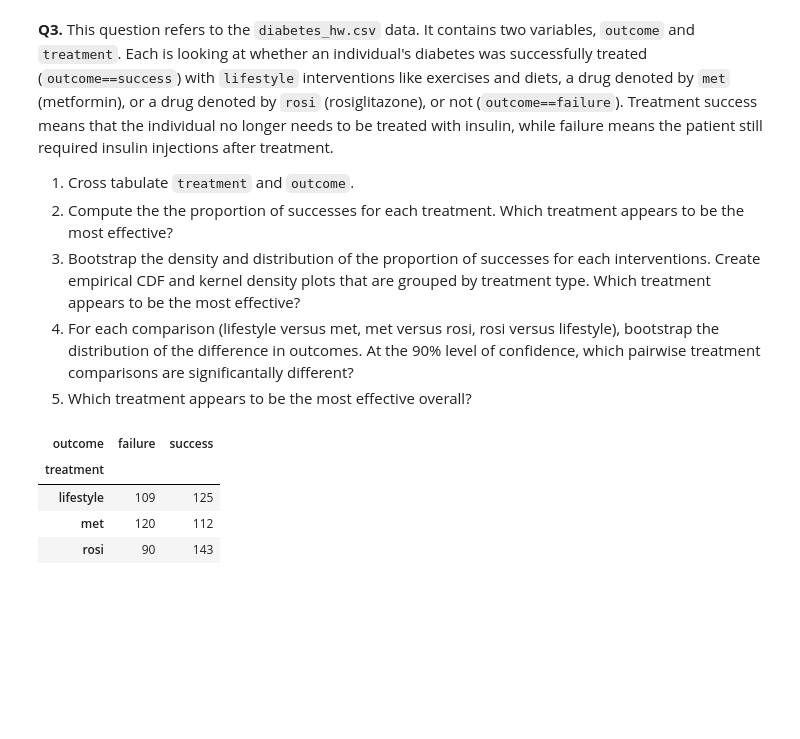
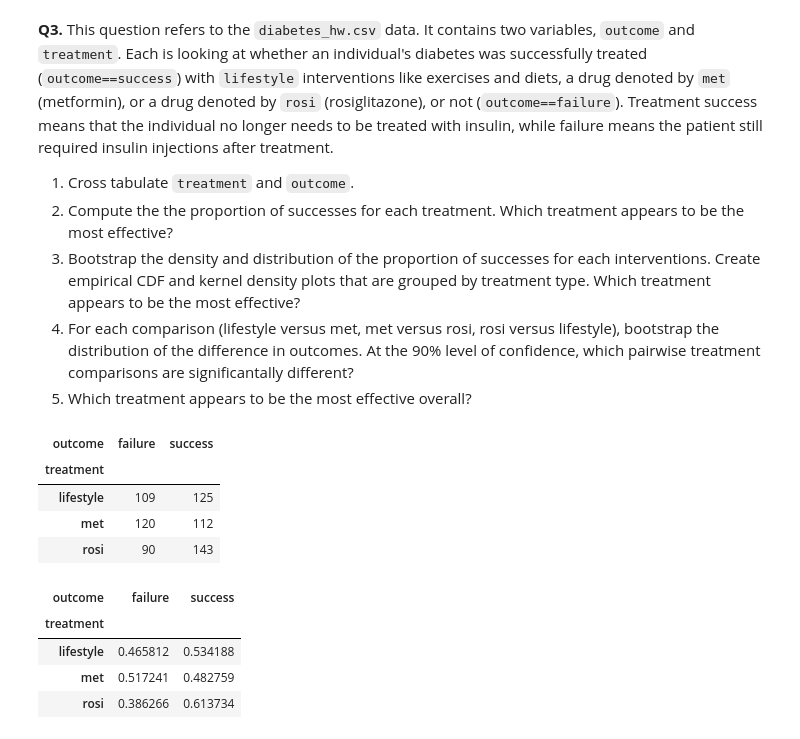
Before and after one commit to Troy-S-Meink/Bootstrap, a Jupyter notebook: assignment_5.ipynb, the cells around one changed output. Cells and saved outputs as stored; diff of their text form; code cells hidden in the pictures; blank space fills up the shorter version.

```diff
--- a/assignment_5.ipynb
+++ b/assignment_5.ipynb
@@ -119,3 +120,14 @@ pd.crosstab(diabetes_df['treatment'], diabetes_df['outcome'])
 | lifestyle | 109 | 125 |
 | met | 120 | 112 |
 | rosi | 90 | 143 |
+# %%
+# 2.
+# Computing the proportion of success for each treatment type
+success_rates = diabetes_df.groupby('treatment')['outcome'].value_counts(normalize=True).unstack()
+success_rates
+# %% [output]
+| outcome | failure | success |
+| treatment |  |  |
+| lifestyle | 0.465812 | 0.534188 |
+| met | 0.517241 | 0.482759 |
+| rosi | 0.386266 | 0.613734 |
```
Also changed, not shown: parts of 9 cells of this notebook.
